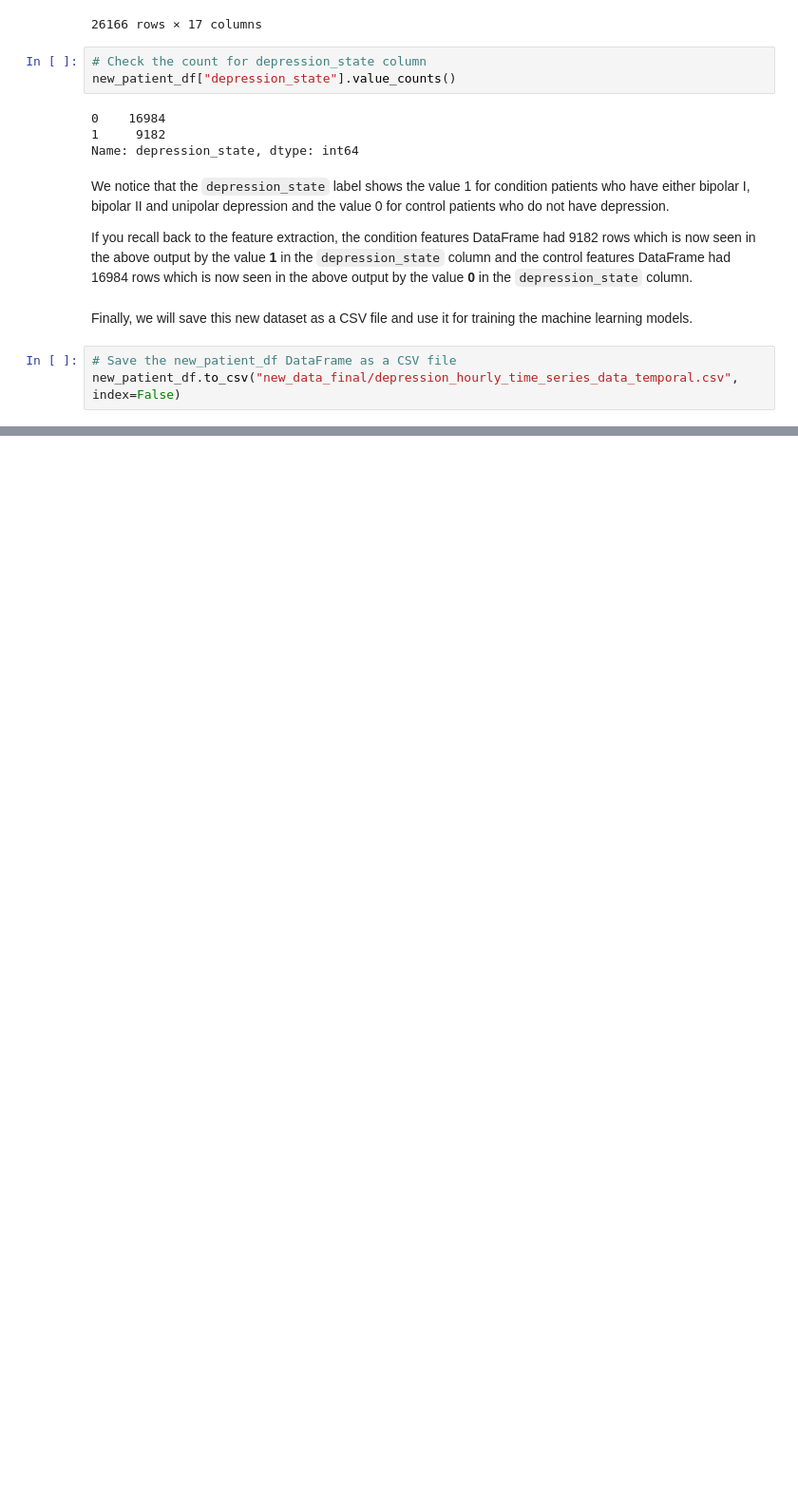
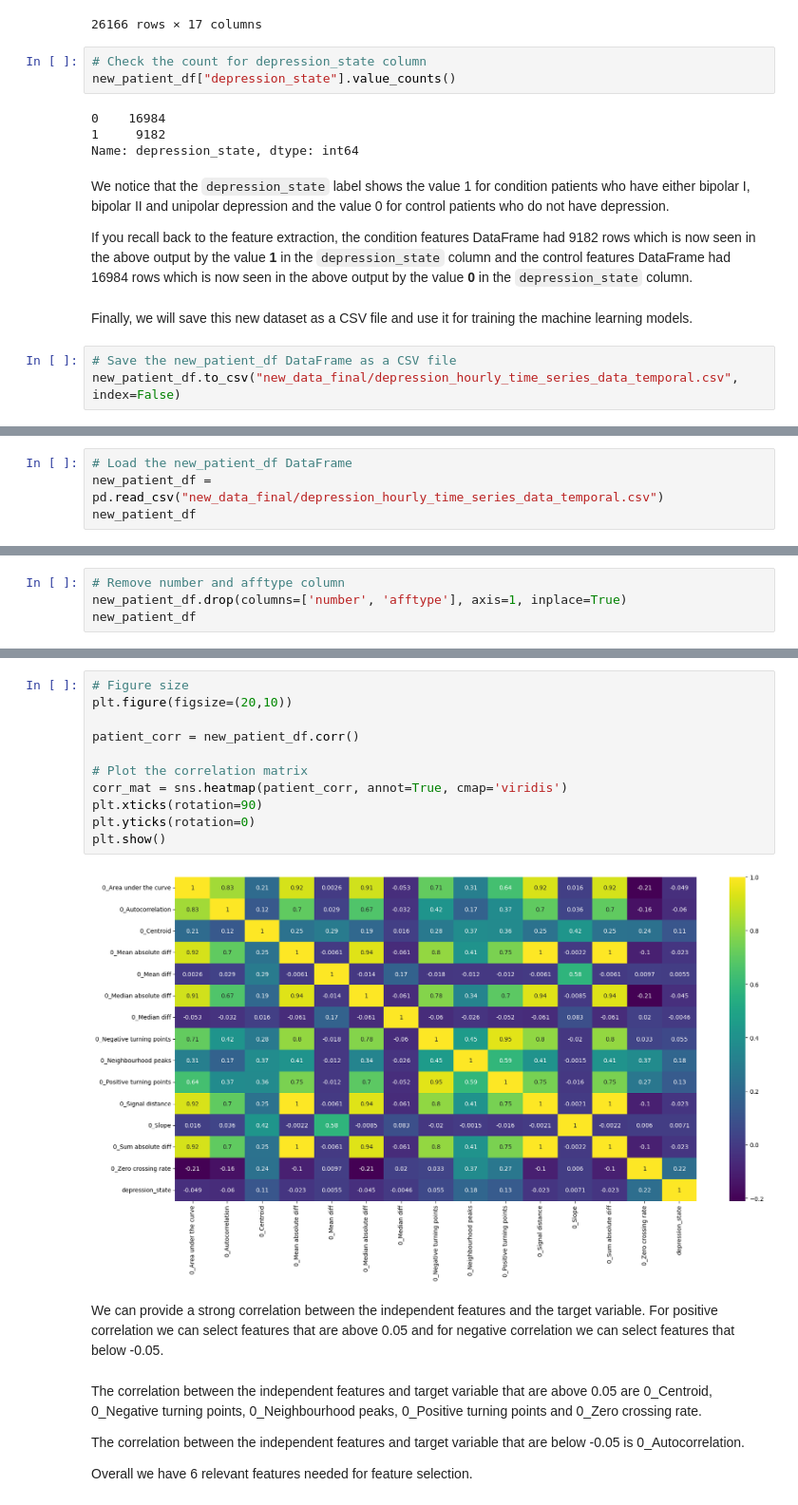
Before and after one commit to KADev2022/CS3IP, a Jupyter notebook: Machine Learning Experiment - Depression or Non-Depression Classification (Final).ipynb, the cells around one changed output, grey strips where cells are left out. Shown at 95% size. Cells and saved outputs as stored; diff of their text form; blank space fills up the shorter version.

Commit message:
Peformed feature selection and partially trained the Random Forest model

```diff
--- a/Machine Learning Experiment - Depression or Non-Depression Classification (Final).ipynb
+++ b/Machine Learning Experiment - Depression or Non-Depression Classification (Final).ipynb
@@ -462,0 +475,4 @@ new_patient_df.to_csv("new_data_final/depression_hourly_time_series_data_tempora
+# %%
+# Load the new_patient_df DataFrame
+new_patient_df = pd.read_csv("new_data_final/depression_hourly_time_series_data_temporal.csv")
+new_patient_df
@@ -462,0 +495,4 @@ new_patient_df.to_csv("new_data_final/depression_hourly_time_series_data_tempora
+# %%
+# Remove number and afftype column
+new_patient_df.drop(columns=['number', 'afftype'], axis=1, inplace=True)
+new_patient_df
@@ -462,0 +513,21 @@ new_patient_df.to_csv("new_data_final/depression_hourly_time_series_data_tempora
+# %%
+# Figure size
+plt.figure(figsize=(20,10))
+
+patient_corr = new_patient_df.corr()
+
+# Plot the correlation matrix
+corr_mat = sns.heatmap(patient_corr, annot=True, cmap='viridis')
+plt.xticks(rotation=90)
+plt.yticks(rotation=0)
+plt.show()
+# %% [output]
+[figure, added]
+# %% [markdown]
+We can provide a strong correlation between the independent features and the target variable. For positive correlation we can select features that are above 0.05 and for negative correlation we can select features that below -0.05.
+# %% [markdown]
+The correlation between the independent features and target variable that are above 0.05 are 0_Centroid, 0_Negative turning points, 0_Neighbourhood peaks, 0_Positive turning points and 0_Zero crossing rate.<br>
+
+The correlation between the independent features and target variable that are below -0.05 is 0_Autocorrelation.<br>
+
+Overall we have 6 relevant features needed for feature selection.
```
Also changed, not shown: parts of 57 cells of this notebook.
